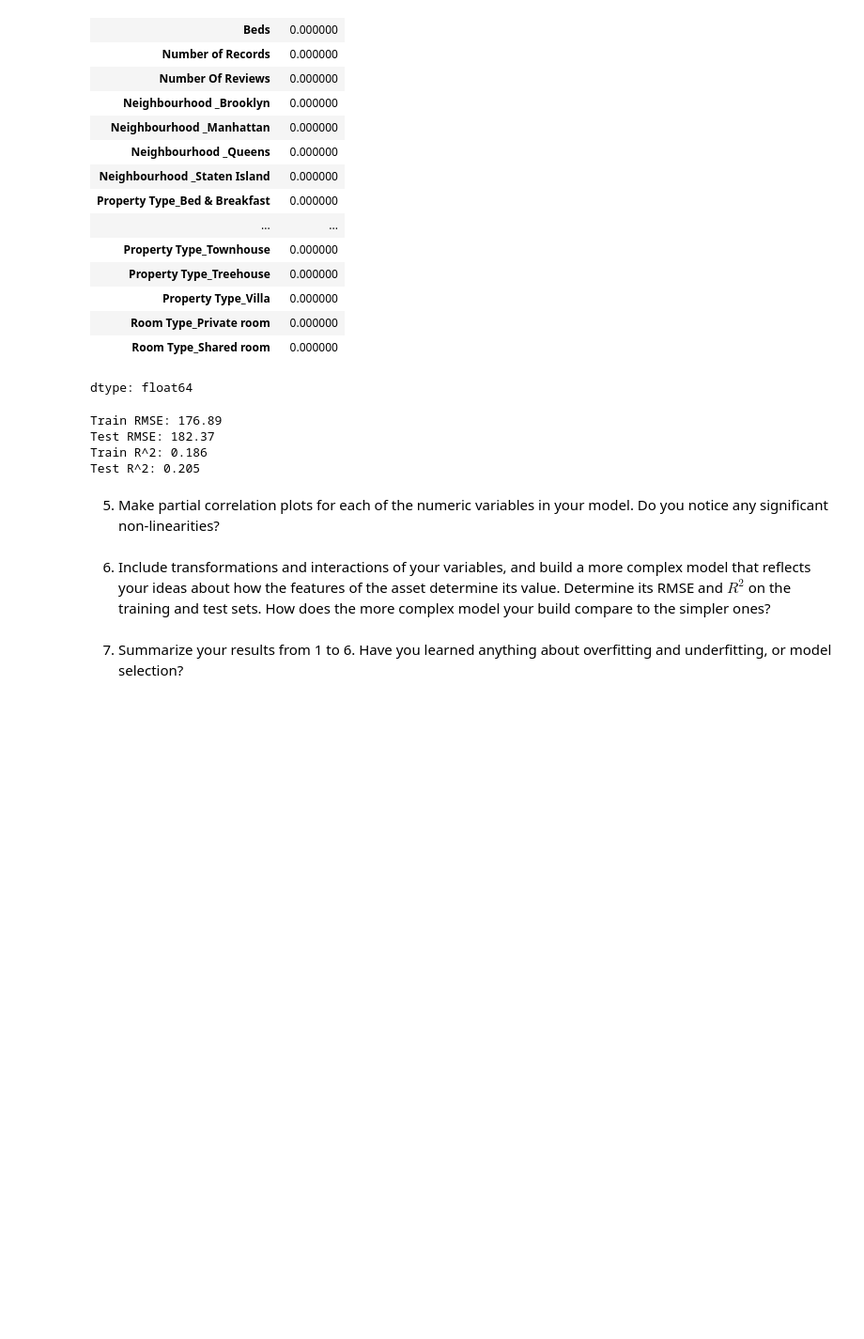
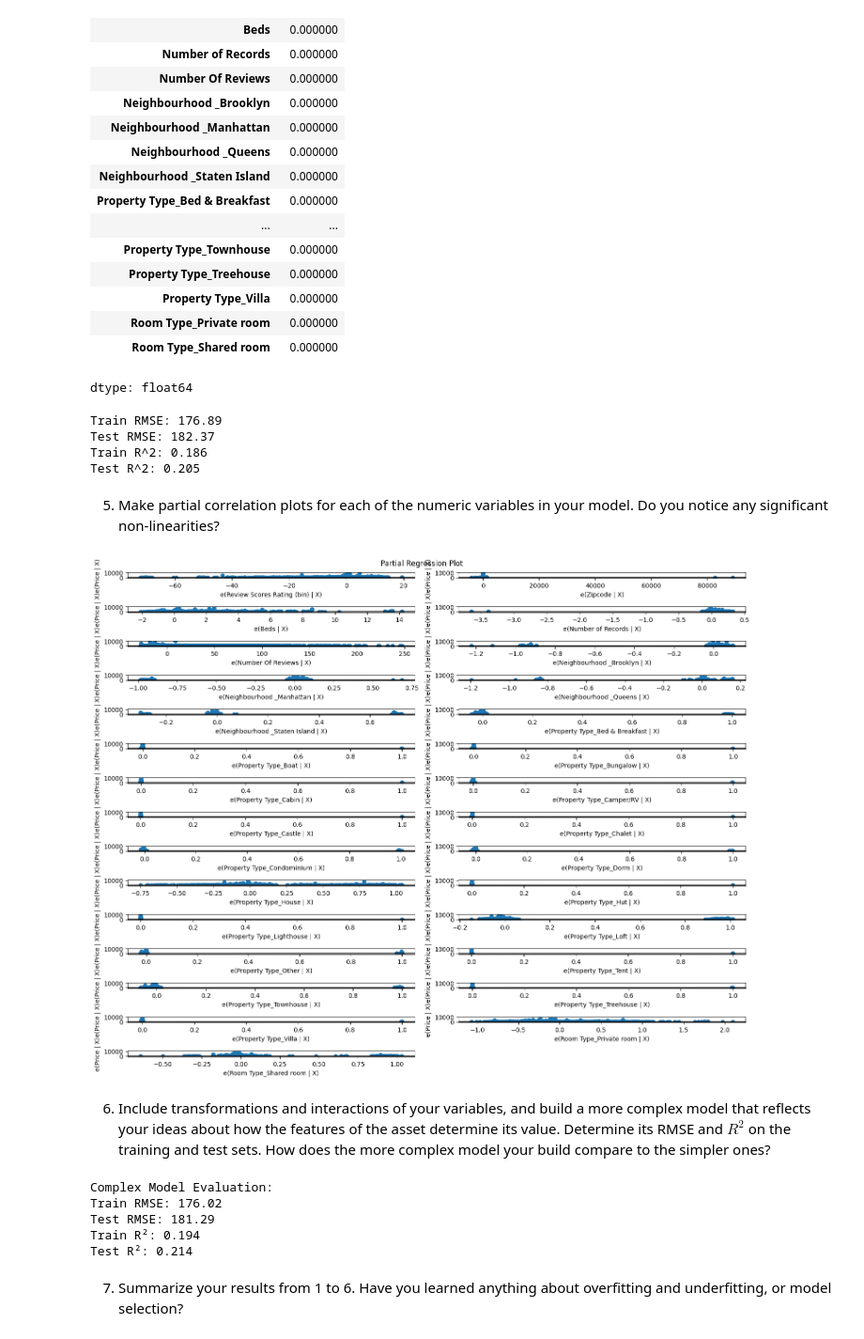
Before and after one commit to deancuva/linearModels, a Jupyter notebook: lab/lab_notebook_applied.ipynb, the cells around one changed output. Shown at 94% size. Drawn from its saved outputs; the diff is of its cells as text; code cells hidden in the pictures; blank space fills up the shorter version.

```diff
--- a/lab/lab_notebook_applied.ipynb
+++ b/lab/lab_notebook_applied.ipynb
@@ -135,5 +139,24 @@ Train R^2: 0.186
 Test R^2: 0.205
 # %% [markdown]
 5. Make partial correlation plots for each of the numeric variables in your model. Do you notice any significant non-linearities?
+# %%
+X_train = X_train.apply(pd.to_numeric, errors='coerce')
+X_train.dtypes[X_train.dtypes == 'object']
+
+y_train = pd.to_numeric(y_train, errors='coerce')
+X_train = X_train.astype('float64')
+
+X_with_const = sm.add_constant(X_train)
+model_sm = sm.OLS(y_train, X_with_const).fit()
+# %%
+X_with_const = sm.add_constant(X_train)
+model_sm = sm.OLS(y_train, X_with_const).fit()
+# %%
+fig = plt.figure(figsize=(15, 12))
+sm.graphics.plot_partregress_grid(model_sm, fig=fig)
+plt.tight_layout()
+plt.show()
+# %% [output]
+[figure, added]
 # %% [markdown]
 6. Include transformations and interactions of your variables, and build a more complex model that reflects your ideas about how the features of the asset determine its value. Determine its RMSE and $R^2$ on the training and test sets. How does the more complex model your build compare to the simpler ones?
@@ -140,2 +184,26 @@ Test R^2: 0.205
+# %%
+model_complex = LinearRegression()
+model_complex.fit(X_train_adv, y_train)
+
+y_train_pred_adv = model_complex.predict(X_train_adv)
+y_test_pred_adv = model_complex.predict(X_test_adv)
+
+train_rmse_adv = np.sqrt(mean_squared_error(y_train, y_train_pred_adv))
+test_rmse_adv = np.sqrt(mean_squared_error(y_test, y_test_pred_adv))
+
+train_r2_adv = r2_score(y_train, y_train_pred_adv)
+test_r2_adv = r2_score(y_test, y_test_pred_adv)
+
+print("Complex Model Evaluation:")
+print("Train RMSE:", round(train_rmse_adv, 2))
+print("Test RMSE:", round(test_rmse_adv, 2))
+print("Train R²:", round(train_r2_adv, 3))
+print("Test R²:", round(test_r2_adv, 3))
+# %% [output]
+Complex Model Evaluation:
+Train RMSE: 176.02
+Test RMSE: 181.29
+Train R²: 0.194
+Test R²: 0.214
 # %% [markdown]
 7. Summarize your results from 1 to 6. Have you learned anything about overfitting and underfitting, or model selection?
```
Also changed, not shown: parts of 7 cells of this notebook.
